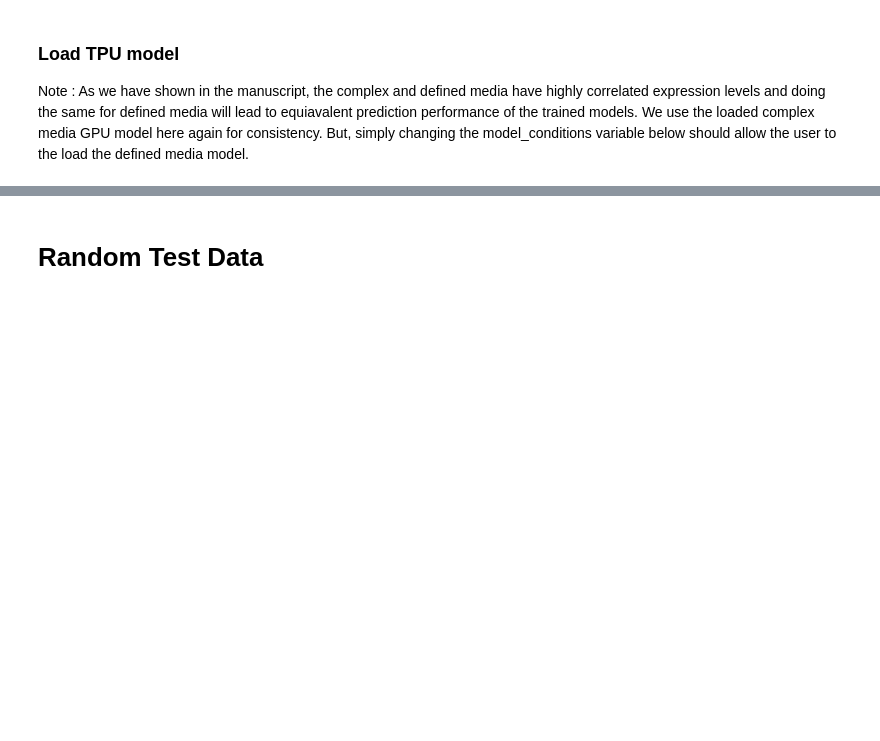
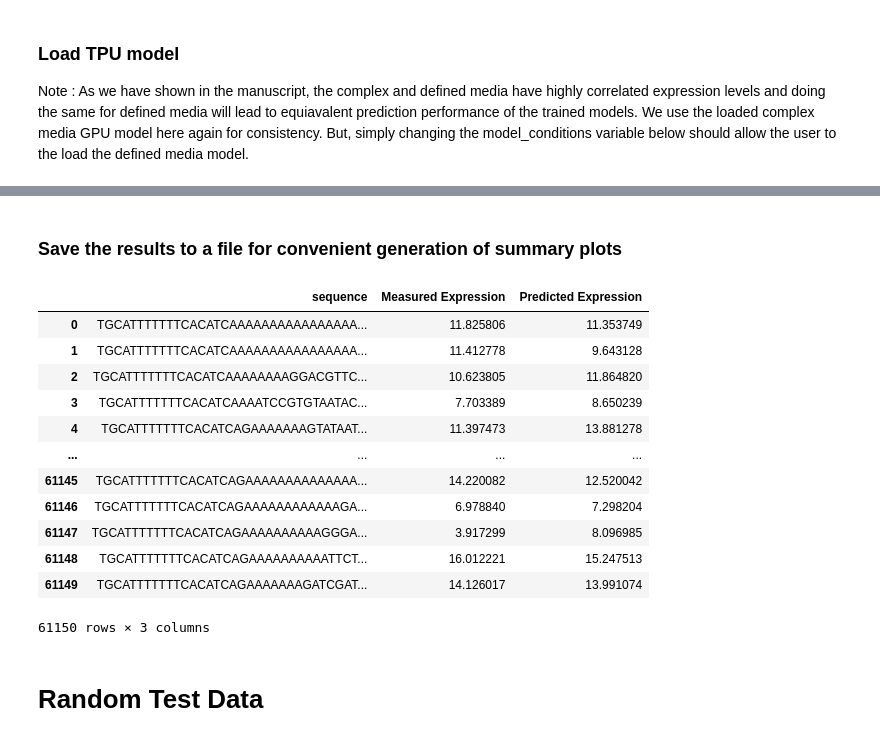
Before and after one commit to 1edv/evolution, a Jupyter notebook: manuscript_code/model/tpu_model/1_use_tpu_model_to_generate_results.ipynb, the cells around one changed output, grey strips where cells are left out. Saved outputs shown, nothing was run; the diff lists cells and outputs as text; code cells hidden in the pictures; blank space fills up the shorter version.

```diff
--- a/manuscript_code/model/tpu_model/1_use_tpu_model_to_generate_results.ipynb
+++ b/manuscript_code/model/tpu_model/1_use_tpu_model_to_generate_results.ipynb
@@ -61,3 +194,25 @@ WARNING:tensorflow:From /home/edv/evolution_reviewer/code/referee_response/tpu_m
+# %% [markdown]
+### Save the results to a file for convenient generation of summary plots
+# %%
+results_df = pd.DataFrame({'sequence': sequences ,
+              'Measured Expression' : expressions,
+              'Predicted Expression' : predicted_expressions})
+results_df.to_csv('../../../results_summary/Native_allchunks_test_tpu_model.csv')
+results_df
+# %% [output]
+|  | sequence | Measured Expression | Predicted Expression |
+| 0 | TGCATTTTTTTCACATCAAAAAAAAAAAAAAAA... | 11.825806 | 11.353749 |
+| 1 | TGCATTTTTTTCACATCAAAAAAAAAAAAAAAA... | 11.412778 | 9.643128 |
+| 2 | TGCATTTTTTTCACATCAAAAAAAAGGACGTTC... | 10.623805 | 11.864820 |
+| 3 | TGCATTTTTTTCACATCAAAATCCGTGTAATAC... | 7.703389 | 8.650239 |
+| 4 | TGCATTTTTTTCACATCAGAAAAAAAGTATAAT... | 11.397473 | 13.881278 |
+| ... | ... | ... | ... |
+| 61145 | TGCATTTTTTTCACATCAGAAAAAAAAAAAAAA... | 14.220082 | 12.520042 |
+| 61146 | TGCATTTTTTTCACATCAGAAAAAAAAAAAAGA... | 6.978840 | 7.298204 |
+| 61147 | TGCATTTTTTTCACATCAGAAAAAAAAAAGGGA... | 3.917299 | 8.096985 |
+| 61148 | TGCATTTTTTTCACATCAGAAAAAAAAAATTCT... | 16.012221 | 15.247513 |
+| 61149 | TGCATTTTTTTCACATCAGAAAAAAAGATCGAT... | 14.126017 | 13.991074 |
+61150 rows × 3 columns
 # %% [markdown]
 # Random Test Data
 # %% [markdown]
```
Also changed, not shown: parts of 26 cells of this notebook, 22 other files.
